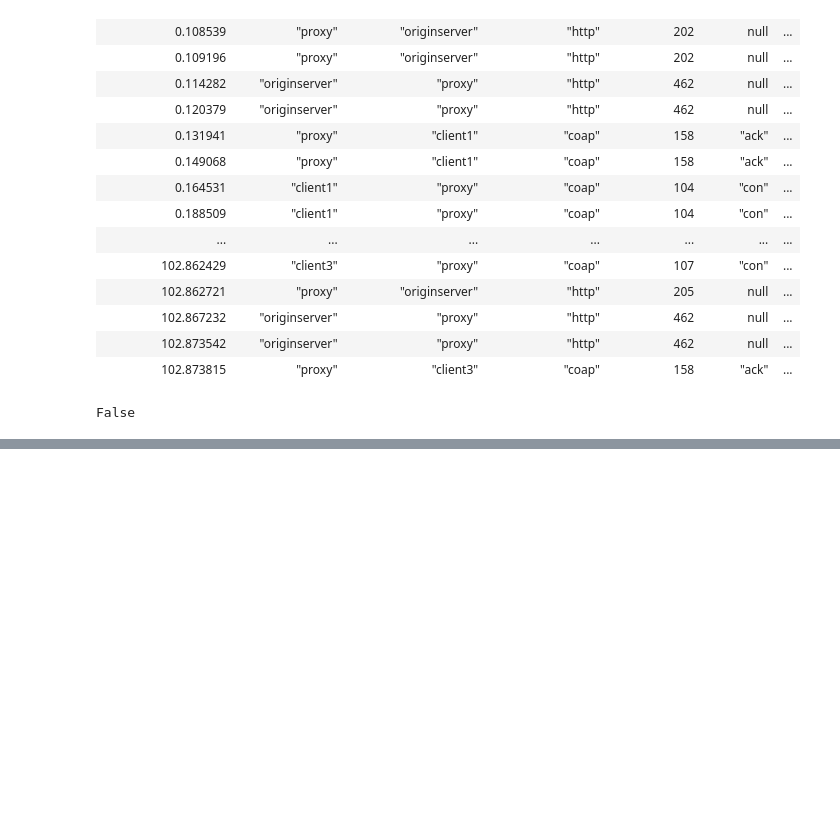
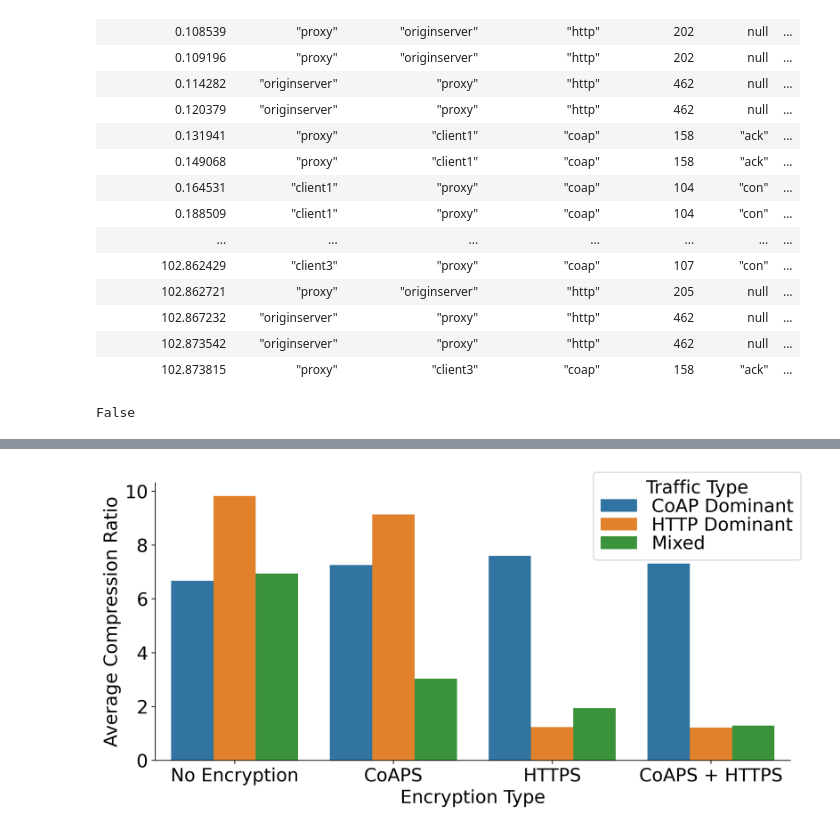
Before and after one commit to amirfarhat/dos-californium, a Jupyter notebook: notebooks/polars_multi_send_to_db_play.ipynb, the cells around one changed output, grey strips where cells are left out. Saved outputs shown, nothing was run; the diff lists cells and outputs as text; code cells hidden in the pictures; blank space fills up the shorter version.

```diff
--- a/notebooks/polars_multi_send_to_db_play.ipynb
+++ b/notebooks/polars_multi_send_to_db_play.ipynb
@@ -394,0 +730,100 @@ False
+# %%
+import pandas as pd
+
+regdf = pd.read_csv("/home/ubuntu/dos-californium/regdumps.csv")
+regdf["zipped"] = False
+zipdf = pd.read_csv("/home/ubuntu/dos-californium/zipdumps.csv")
+zipdf["zipped"] = True
+
+_df = pd.concat([regdf, zipdf])
+_df
+d = list()
+for r in _df.to_dict(orient="records"):
+  nr = {**r}
+  parts = r["exp_id"].split("/")
+  nr["exp_id"] = parts[0]
+  nr["trial"] = parts[1]
+  nr["dump"] = parts[2].replace("client1", "client").replace(".zip", "").replace(".pcap", "")
+  d.append(nr)
+
+df = pd.DataFrame.from_records(d)
+
+gdf = (
+  df
+  .groupby(by=["exp_id", "trial", "dump"])
+  .agg(
+    unzipped_size=("size", "max"),
+    zipped_size=("size", "min"),
+  )
+  .reset_index()
+)
+gdf["compression_ratio"] = gdf["unzipped_size"] / gdf["zipped_size"]
+
+import polars as pl
+
+cdf = pl.read_parquet("/home/ubuntu/cloudgroupe2e/configurations.parquet").to_pandas()
+cdf = cdf[["exp_id", "attacker_rate", "run_proxy_with_dtls", "run_proxy_with_https", "run_attacker"]]
+
+
+mdf = gdf.merge(cdf, on="exp_id")
+
+mdf["dump_distribution"] = mdf["dump"]
+mdf.dump_distribution.replace({
+  "attacker_dump": "CoAP Dominant",
+  "client_dump": "CoAP Dominant",
+  "proxy_dump": "Mixed",
+  "receiver_dump": "CoAP Dominant",
+  "server_dump": "HTTP Dominant",
+}, inplace=True)
+
+mdf.rename(columns={
+  "run_proxy_with_dtls": "dtls",
+  "run_proxy_with_https": "https",
+  "dump_distribution": "capture_distribution",
+}, inplace=True)
+
+mdf["encryption"] = ""
+mdf.loc[(mdf["dtls"] == False) & (mdf["https"] == False), "encryption"] = "No Encryption"
+mdf.loc[(mdf["dtls"] == False) & (mdf["https"] == True), "encryption"] = "HTTPS"
+mdf.loc[(mdf["dtls"] == True) & (mdf["https"] == False), "encryption"] = "CoAPS"
+mdf.loc[(mdf["dtls"] == True) & (mdf["https"] == True), "encryption"] = "CoAPS + HTTPS"
+
+import seaborn as sns
+import matplotlib.pyplot as plt
+
+plt.rcParams['figure.dpi'] = 300
+plt.rcParams['savefig.dpi'] = 300
+
+g = sns.catplot(
+  data=mdf,
+  kind="bar",
+  ci=None,
+  x="encryption",
+  y="compression_ratio",
+  order=["No Encryption", "CoAPS", "HTTPS", "CoAPS + HTTPS"],
+  hue="capture_distribution",
+  hue_order=["CoAP Dominant", "HTTP Dominant", "Mixed"],
+  legend_out=False,
+  height=5,
+  aspect=2,
+)
+
+plt.rcParams['font.size'] = '18'
+plt.rcParams['lines.linewidth'] = 3
+plt.rcParams['lines.markersize'] = 9
+
+g.set(xlabel="Encryption Type", ylabel="Average Compression Ratio")
+sns.move_legend(
+  g,
+  "upper right",
+  title="Traffic Type",
+  frameon=True,
+  labelspacing=0.05,
+  bbox_to_anchor=((1, 1)),
+  markerfirst=True,
+)
+plt.show()
+
+mdf
+# %% [output]
+[figure, added]
```
Also changed, not shown: parts of 19 cells of this notebook, 14 other files.
